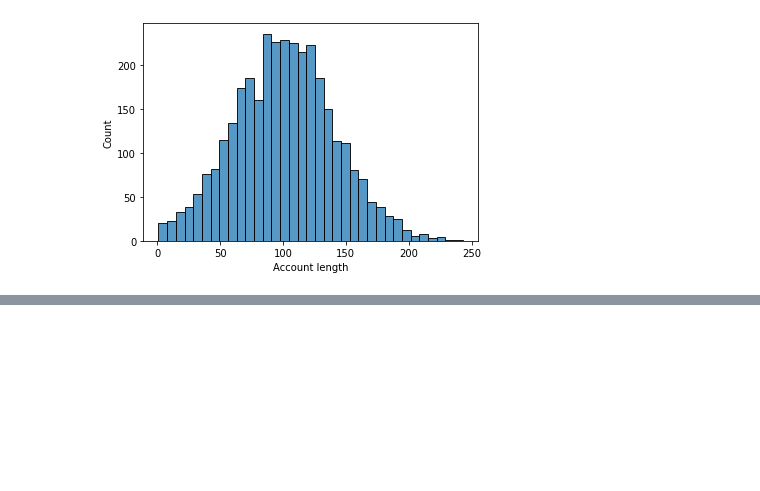
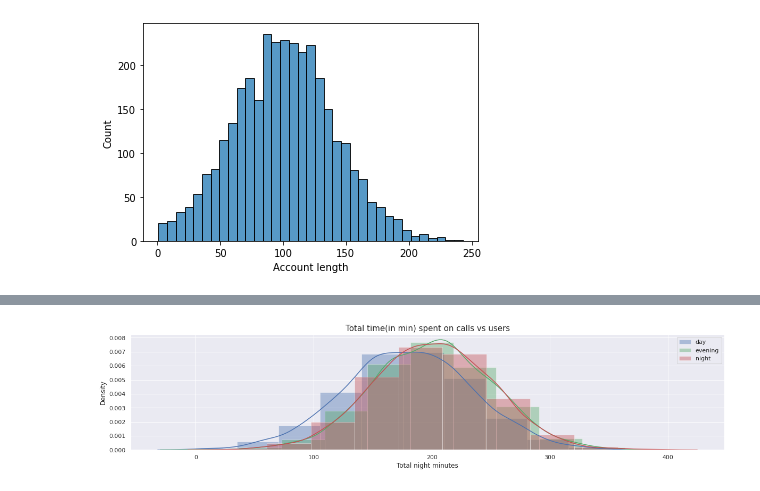
Before and after one commit to Ruchika810/EDA-Telecom-Churn, a Jupyter notebook: EDA_Notebook.ipynb, the cells around one changed output, grey strips where cells are left out. Drawn from its saved outputs; the diff is of its cells as text; code cells hidden in the pictures; blank space fills up the shorter version.

```diff
--- a/EDA_Notebook.ipynb
+++ b/EDA_Notebook.ipynb
@@ -147,0 +193,14 @@ sns.histplot(df['Account length'])
+# %%
+#Histplot Total time wrt Number of users
+sns.set(rc={'figure.figsize':(15,6)})
+fig,ax = plt.subplots(figsize=fig_dims)
+sns.distplot(df['Total day minutes'],bins = 10,color='b',label = 'day')
+sns.distplot(df['Total eve minutes'],bins = 10, color = 'g',label = 'evening')
+sns.distplot(df['Total night minutes'], bins = 10, color = 'r',label = 'night')
+plt.xlabel='Total time spent on calls'
+plt.yabel='Number of users'
+ax.set_title('Total time(in min) spent on calls vs users', size = 15)
+plt.legend()
+plt.show()
+# %% [output]
+[figure, added]
```
Also changed, not shown: parts of 3 cells of this notebook.
